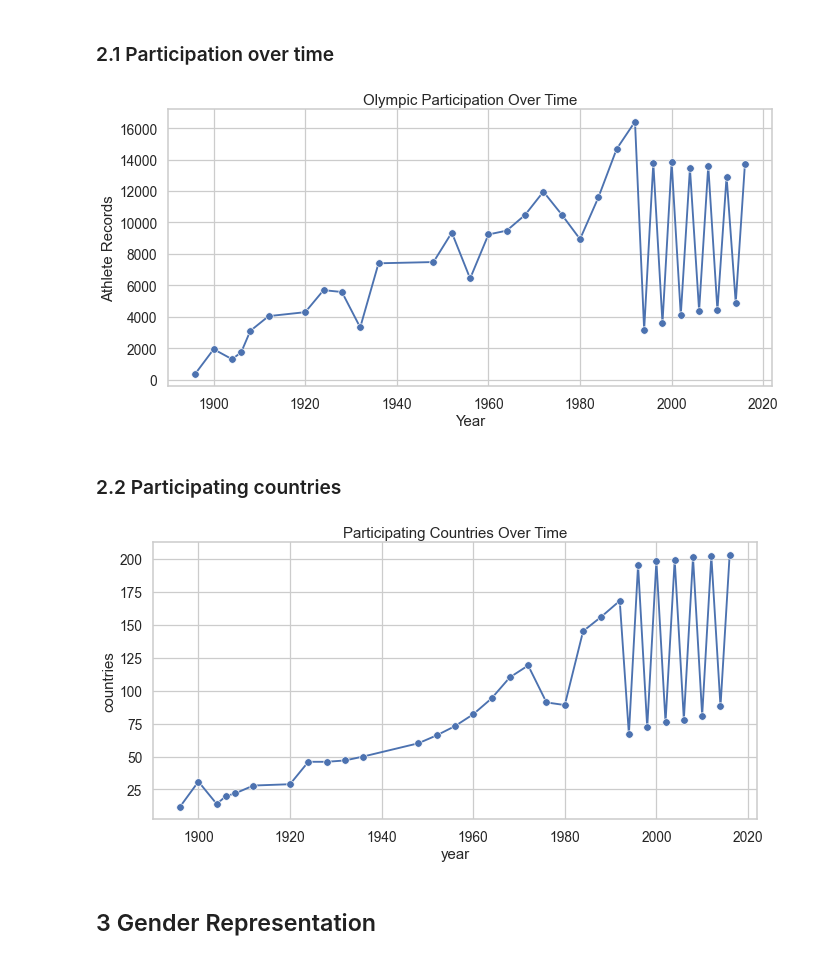
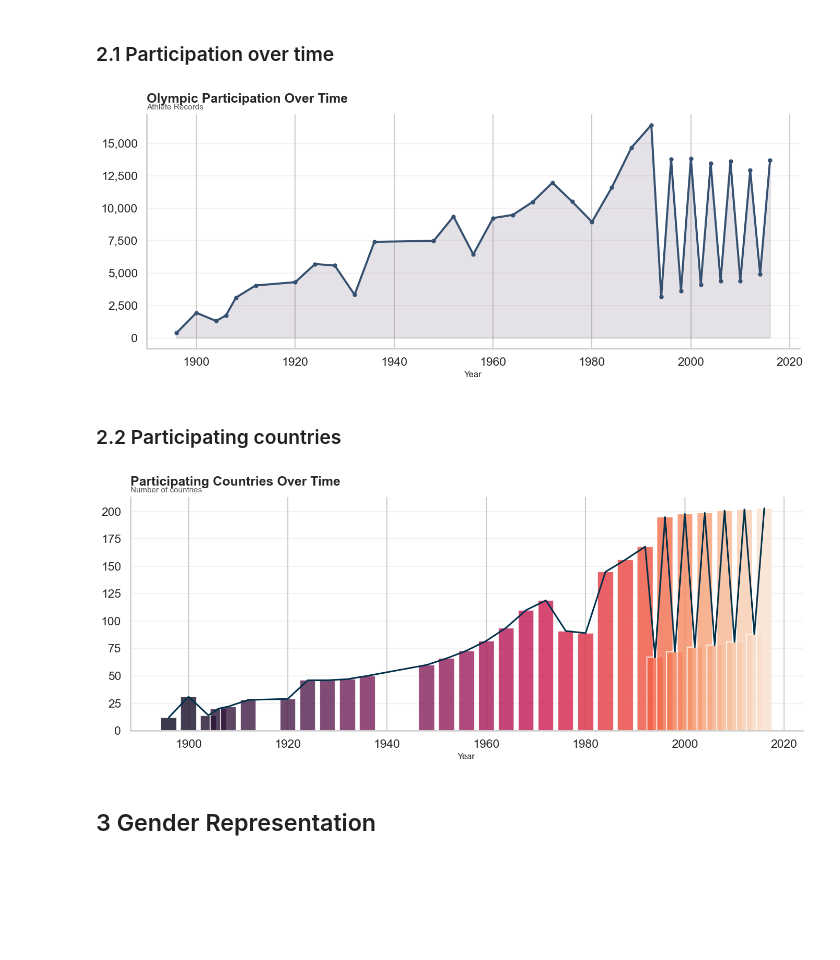
Before and after one commit to com-480-data-visualization/DataRizz, a Jupyter notebook: milestones/milestone1/eda.ipynb, the cells around one changed output. Cells and saved outputs as stored; diff of their text form; code cells hidden in the pictures; blank space fills up the shorter version.

Commit message:
better looking plots

```diff
--- a/milestones/milestone1/eda.ipynb
+++ b/milestones/milestone1/eda.ipynb
@@ -51,27 +83,51 @@ Athlete records: 271116
 # %%
 athletes_per_year = olympics.groupby("year").size().reset_index(name="athletes")
 
-sns.lineplot(data=athletes_per_year, x="year", y="athletes", marker="o")
-
-plt.title("Olympic Participation Over Time")
-plt.xlabel("Year")
-plt.ylabel("Athlete Records")
-
+fig, ax = plt.subplots(figsize=(14, 6))
+ax.plot(
+    athletes_per_year["year"],
+    athletes_per_year["athletes"],
+    color="#355070",
+    linewidth=2.8,
+    marker="o",
+    markersize=5,
+)
+ax.fill_between(
+    athletes_per_year["year"],
+    athletes_per_year["athletes"],
+    color="#6d597a",
+    alpha=0.18,
+)
+polish_axes(
+    ax,
+    "Olympic Participation Over Time",
+    "Athlete Records",
+    "Year",
+)
+ax.yaxis.set_major_formatter(mtick.StrMethodFormatter("{x:,.0f}"))
+plt.tight_layout()
 plt.show()
 # %% [output]
-[figure, old version]
+[figure, new version]
 # %% [markdown]
 ### 2.2 Participating countries
 # %%
 countries_per_year = olympics.groupby("year")["country"].nunique().reset_index(name="countries")
 
-sns.lineplot(data=countries_per_year, x="year", y="countries", marker="o")
-
-plt.title("Participating Countries Over Time")
-
+fig, ax = plt.subplots(figsize=(14, 6))
+bar_colors = sns.color_palette("rocket", len(countries_per_year))
+ax.bar(countries_per_year["year"], countries_per_year["countries"], color=bar_colors, alpha=0.8, width=3.2)
+ax.plot(countries_per_year["year"], countries_per_year["countries"], color="#003049", linewidth=2.2)
+polish_axes(
+    ax,
+    "Participating Countries Over Time",
+    "Number of countries",
+    "Year",
+)
+plt.tight_layout()
 plt.show()
 # %% [output]
-[figure, old version]
+[figure, new version]
 # %% [markdown]
 ## 3 Gender Representation
 # %% [markdown]
```
Also changed, not shown: parts of 18 cells of this notebook.
